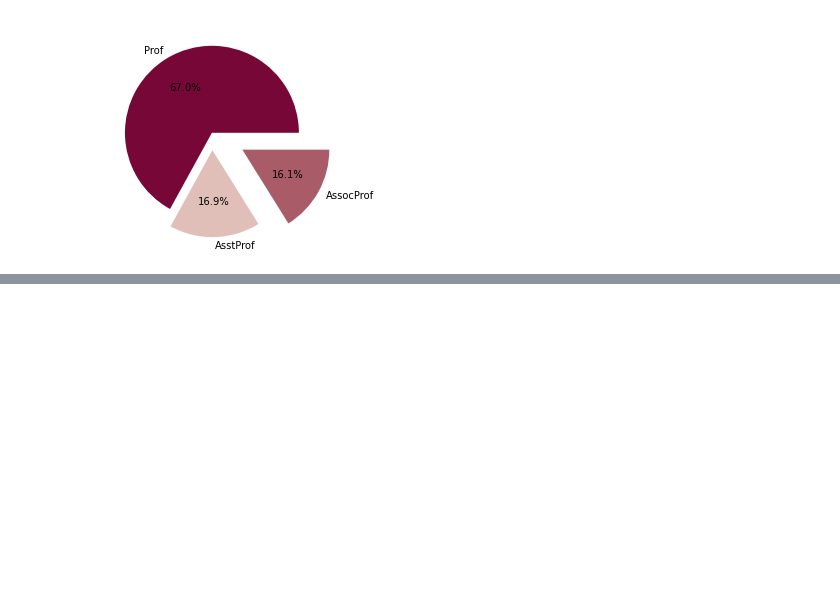
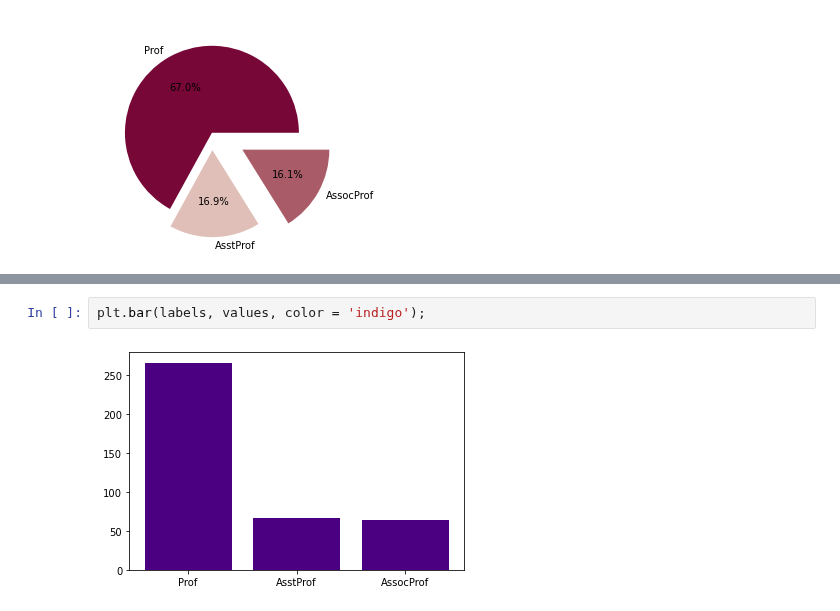
Before and after one commit to Jammal7/Introduction_to_Data_Science, a Jupyter notebook: GAMES/Introduction_to_Univariate_Statistics.ipynb, the cells around one changed output, grey strips where cells are left out. Saved outputs shown, nothing was run; the diff lists cells and outputs as text; blank space fills up the shorter version.

```diff
--- a/GAMES/Introduction_to_Univariate_Statistics.ipynb
+++ b/GAMES/Introduction_to_Univariate_Statistics.ipynb
@@ -420,0 +442,4 @@ plt.pie(values, labels = labels, colors = col, autopct = '%1.1f%%', explode = ex
+# %%
+plt.bar(labels, values, color = 'indigo');
+# %% [output]
+[figure, added]
```
Also changed, not shown: parts of 11 cells of this notebook.
